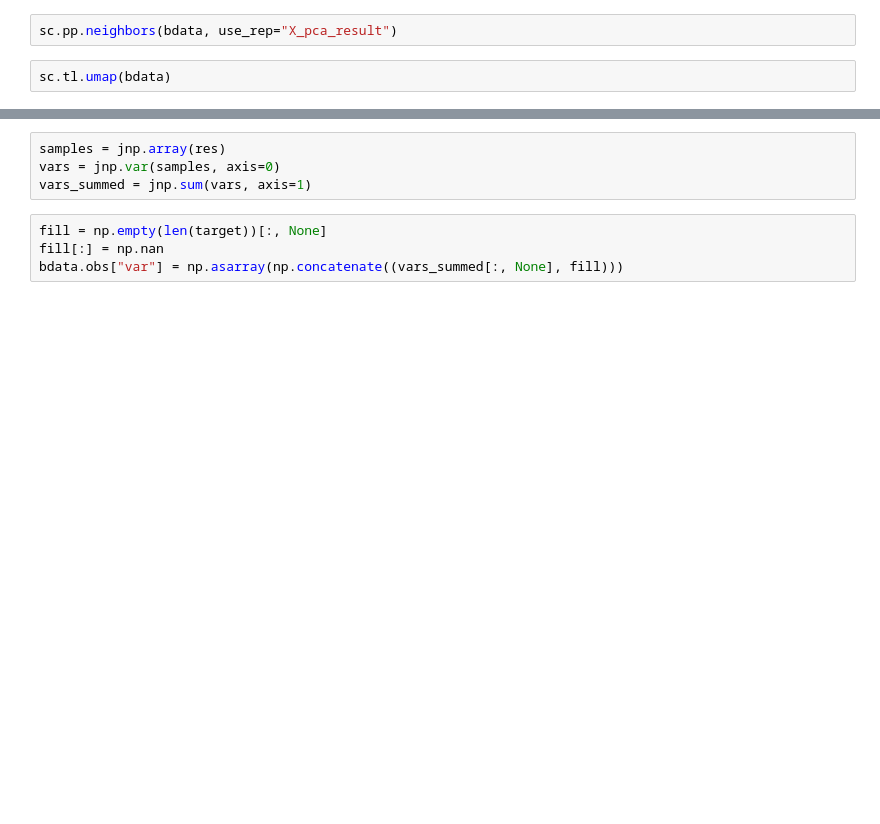
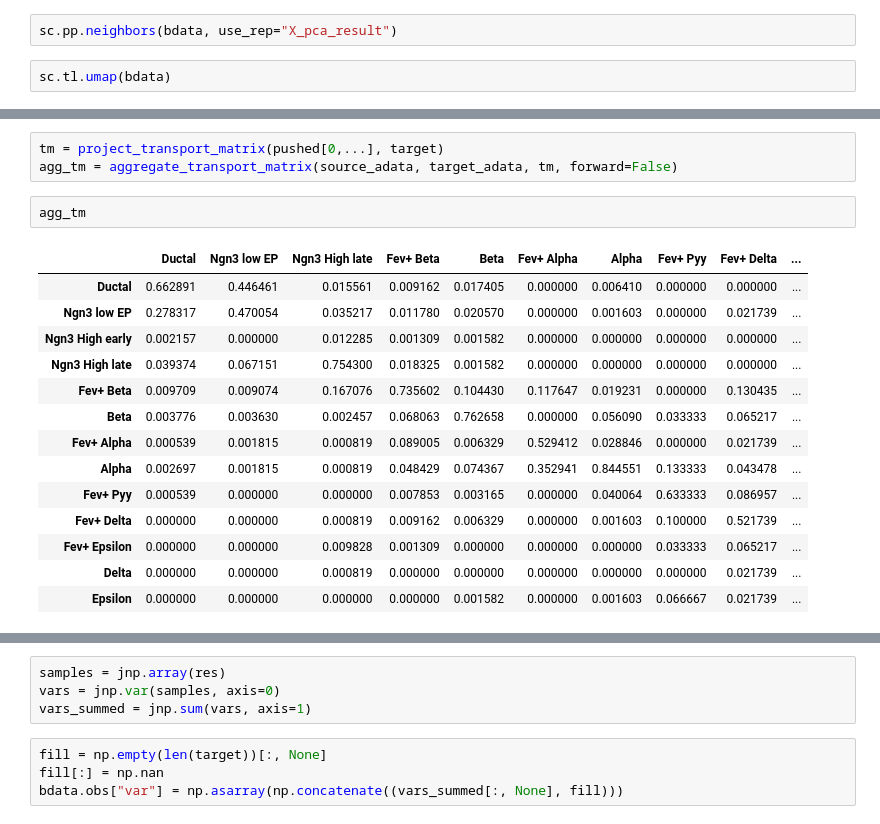
Before and after one commit to MUCDK/genot, a Jupyter notebook: notebooks/pancreas_single_cell/pancreas_with_ductal.ipynb, the cells around one changed output, grey strips where cells are left out. Drawn from its saved outputs; the diff is of its cells as text; blank space fills up the shorter version.

```diff
--- a/notebooks/pancreas_single_cell/pancreas_with_ductal.ipynb
+++ b/notebooks/pancreas_single_cell/pancreas_with_ductal.ipynb
@@ -53,0 +120,20 @@ for i in range(15):
+# %%
+tm = project_transport_matrix(pushed[0,...], target)
+agg_tm = aggregate_transport_matrix(source_adata, target_adata, tm, forward=False)
+# %%
+agg_tm
+# %% [output]
+|  | Ductal | Ngn3 low EP | Ngn3 High late | Fev+ Beta | Beta | Fev+ Alpha | Alpha | Fev+ Pyy | Fev+ Delta | ... |
+| Ductal | 0.662891 | 0.446461 | 0.015561 | 0.009162 | 0.017405 | 0.000000 | 0.006410 | 0.000000 | 0.000000 | ... |
+| Ngn3 low EP | 0.278317 | 0.470054 | 0.035217 | 0.011780 | 0.020570 | 0.000000 | 0.001603 | 0.000000 | 0.021739 | ... |
+| Ngn3 High early | 0.002157 | 0.000000 | 0.012285 | 0.001309 | 0.001582 | 0.000000 | 0.000000 | 0.000000 | 0.000000 | ... |
+| Ngn3 High late | 0.039374 | 0.067151 | 0.754300 | 0.018325 | 0.001582 | 0.000000 | 0.000000 | 0.000000 | 0.000000 | ... |
+| Fev+ Beta | 0.009709 | 0.009074 | 0.167076 | 0.735602 | 0.104430 | 0.117647 | 0.019231 | 0.000000 | 0.130435 | ... |
+| Beta | 0.003776 | 0.003630 | 0.002457 | 0.068063 | 0.762658 | 0.000000 | 0.056090 | 0.033333 | 0.065217 | ... |
+| Fev+ Alpha | 0.000539 | 0.001815 | 0.000819 | 0.089005 | 0.006329 | 0.529412 | 0.028846 | 0.000000 | 0.021739 | ... |
+| Alpha | 0.002697 | 0.001815 | 0.000819 | 0.048429 | 0.074367 | 0.352941 | 0.844551 | 0.133333 | 0.043478 | ... |
+| Fev+ Pyy | 0.000539 | 0.000000 | 0.000000 | 0.007853 | 0.003165 | 0.000000 | 0.040064 | 0.633333 | 0.086957 | ... |
+| Fev+ Delta | 0.000000 | 0.000000 | 0.000819 | 0.009162 | 0.006329 | 0.000000 | 0.001603 | 0.100000 | 0.521739 | ... |
+| Fev+ Epsilon | 0.000000 | 0.000000 | 0.009828 | 0.001309 | 0.000000 | 0.000000 | 0.000000 | 0.033333 | 0.065217 | ... |
+| Delta | 0.000000 | 0.000000 | 0.000819 | 0.000000 | 0.000000 | 0.000000 | 0.000000 | 0.000000 | 0.021739 | ... |
+| Epsilon | 0.000000 | 0.000000 | 0.000000 | 0.000000 | 0.001582 | 0.000000 | 0.001603 | 0.066667 | 0.021739 | ... |
```
Also changed, not shown: parts of 16 cells of this notebook, 8 other files.
